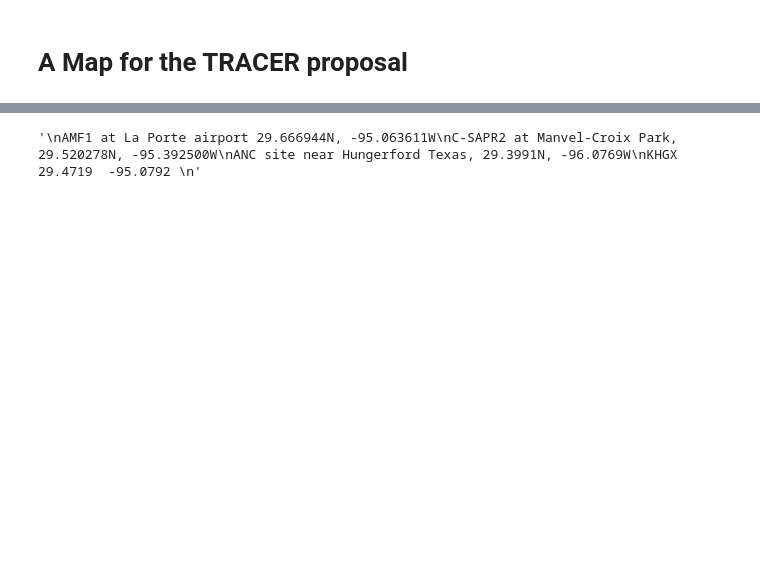
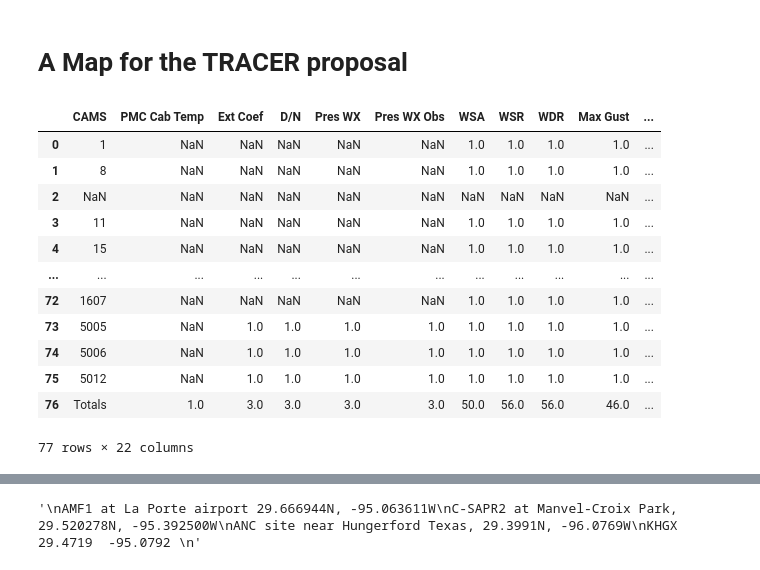
Before and after one commit to ARM-Development/TRACER, a Jupyter notebook: notebooks/TRACER_map.ipynb, the cells around one changed output, grey strips where cells are left out. Saved outputs shown, nothing was run; the diff lists cells and outputs as text; code cells hidden in the pictures; blank space fills up the shorter version.

```diff
--- a/notebooks/TRACER_map.ipynb
+++ b/notebooks/TRACER_map.ipynb
@@ -185,5 +184,20 @@ lon_cams = [float(this_item.split(',')[0]) for this_item in lalo_cams]
 cams_locs['Longitude'] = lon_cams
 cams_locs['Latitude'] = lat_cams
 # %%
+all_met
 #cams_locs = cams_locs.append(hidden_cams)
+# %% [output]
+|  | CAMS | PMC Cab Temp | Ext Coef | D/N | Pres WX | Pres WX Obs | WSA | WSR | WDR | Max Gust | ... |
+| 0 | 1 | NaN | NaN | NaN | NaN | NaN | 1.0 | 1.0 | 1.0 | 1.0 | ... |
+| 1 | 8 | NaN | NaN | NaN | NaN | NaN | 1.0 | 1.0 | 1.0 | 1.0 | ... |
+| 2 | NaN | NaN | NaN | NaN | NaN | NaN | NaN | NaN | NaN | NaN | ... |
+| 3 | 11 | NaN | NaN | NaN | NaN | NaN | 1.0 | 1.0 | 1.0 | 1.0 | ... |
+| 4 | 15 | NaN | NaN | NaN | NaN | NaN | 1.0 | 1.0 | 1.0 | 1.0 | ... |
+| ... | ... | ... | ... | ... | ... | ... | ... | ... | ... | ... | ... |
+| 72 | 1607 | NaN | NaN | NaN | NaN | NaN | 1.0 | 1.0 | 1.0 | 1.0 | ... |
+| 73 | 5005 | NaN | 1.0 | 1.0 | 1.0 | 1.0 | 1.0 | 1.0 | 1.0 | 1.0 | ... |
+| 74 | 5006 | NaN | 1.0 | 1.0 | 1.0 | 1.0 | 1.0 | 1.0 | 1.0 | 1.0 | ... |
+| 75 | 5012 | NaN | 1.0 | 1.0 | 1.0 | 1.0 | 1.0 | 1.0 | 1.0 | 1.0 | ... |
+| 76 | Totals | 1.0 | 3.0 | 3.0 | 3.0 | 3.0 | 50.0 | 56.0 | 56.0 | 46.0 | ... |
+77 rows × 22 columns
 # %%
```
Also changed, not shown: parts of 14 cells of this notebook.
